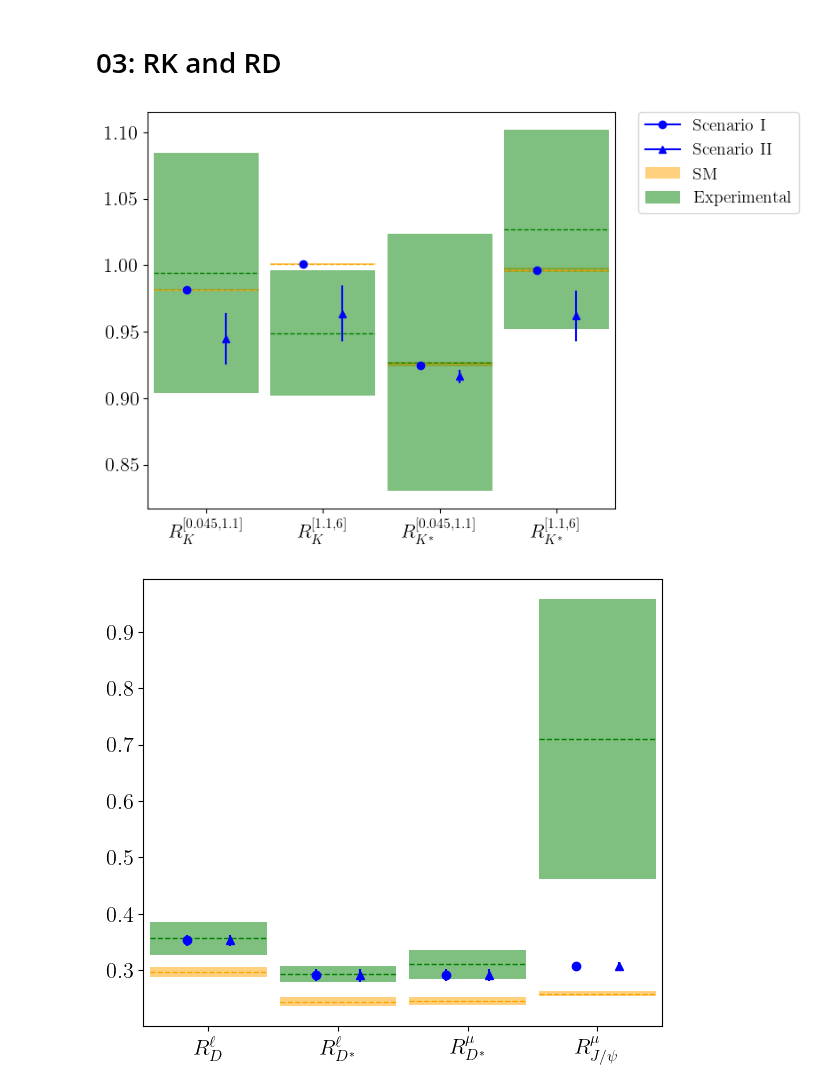
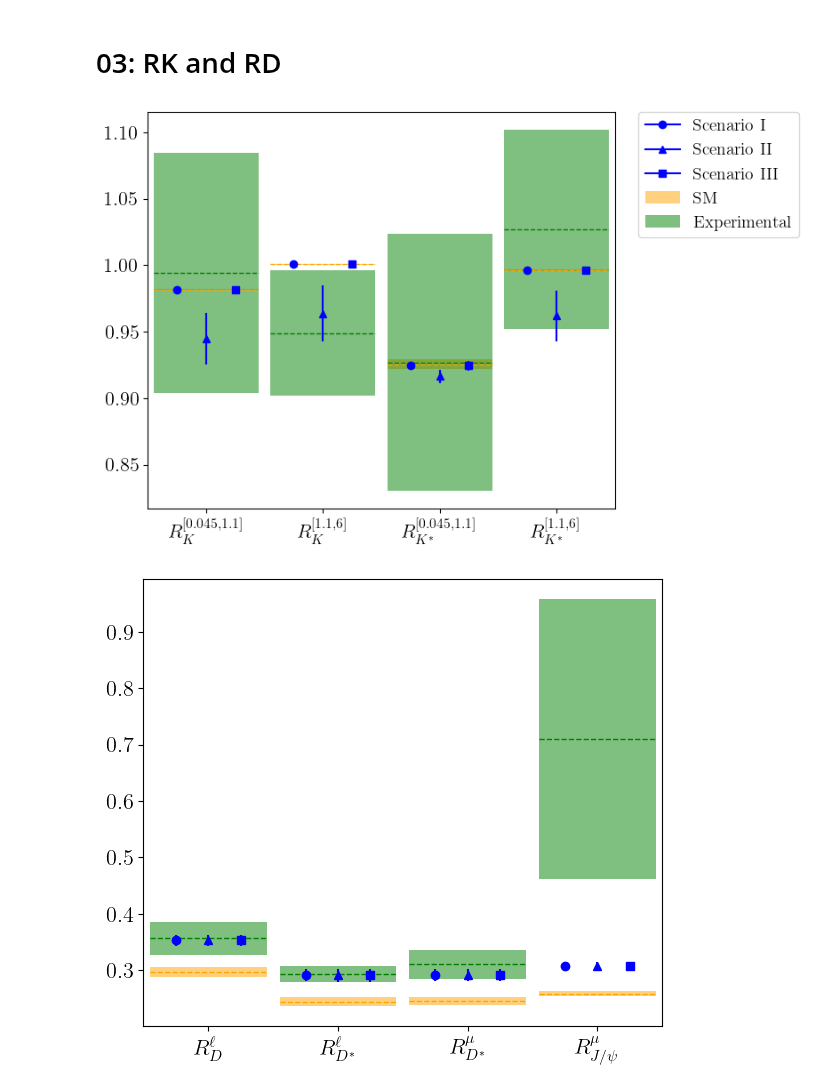
Before and after one commit to Jorge-Alda/SMEFT19-notebooks, a Jupyter notebook: PaperML/03_RKRD.ipynb, the cells around one changed output. Drawn from its saved outputs; the diff is of its cells as text; code cells hidden in the pictures.

```diff
--- a/PaperML/03_RKRD.ipynb
+++ b/PaperML/03_RKRD.ipynb
@@ -12,11 +12,11 @@ SMEFT19.obsuncert.calculate(rotBII, [-0.3, -0.08, -0.025, -0.15, 0], [0, 0.08, 0
                             name='Scenario II', mode='exact', cores=8)
 # %%
 SMEFT19.plots.error_plot('../data/plots/rotRKplot', 'RK', ['../data/observables/obsBI.yaml',
-                                                         '../data/observables/obsBII.yaml'], legend=1)
+                                                         '../data/observables/obsBII.yaml', '../data/observables/obsBIII.yaml'], legend=1)
 # %% [output]
-[figure, old version]
+[figure, new version]
 # %%
 SMEFT19.plots.error_plot('../data/plots/rotRDplot', 'RD', ['../data/observables/obsBI.yaml',
-                                                         '../data/observables/obsBII.yaml'], legend=0)
+                                                         '../data/observables/obsBII.yaml', '../data/observables/obsBII.yaml'], legend=0)
 # %% [output]
-[figure, old version]
+[figure, new version]
```
Also changed, not shown: 5 other files.
